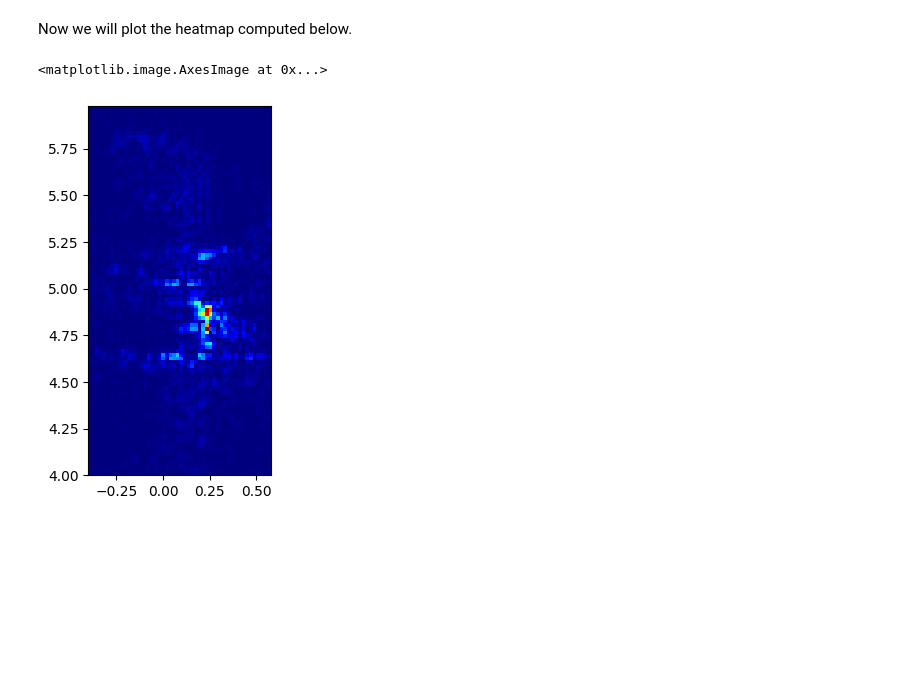
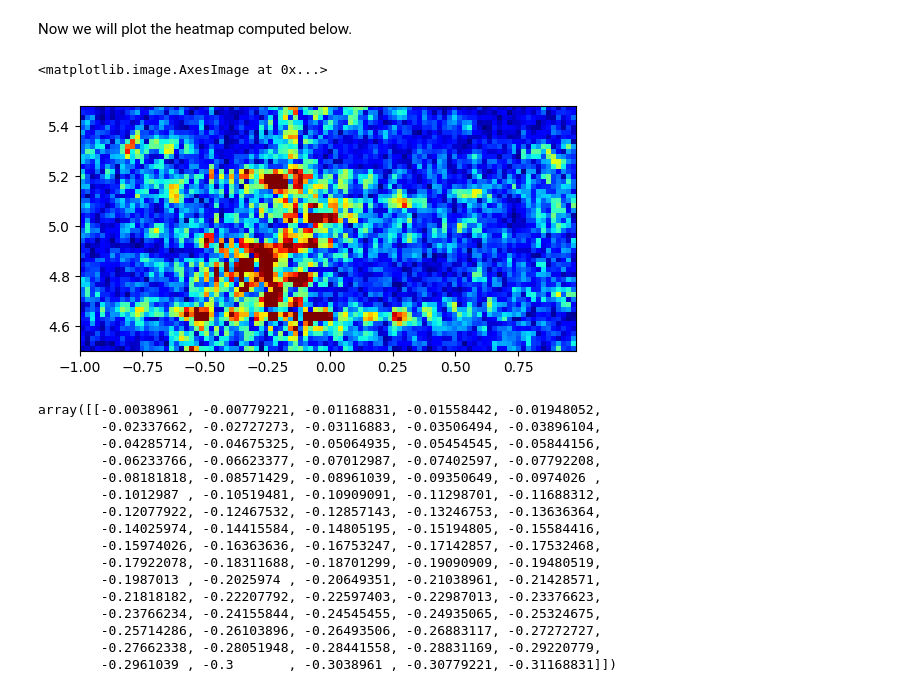
Before and after one commit to hailanzs/comm-proj-radar, a Jupyter notebook: exercise_2.ipynb, the cells around one changed output. Cells and saved outputs as stored; diff of their text form; code cells hidden in the pictures; blank space fills up the shorter version.

```diff
--- a/exercise_2.ipynb
+++ b/exercise_2.ipynb
@@ -23,7 +23,7 @@ First, we load the data provided.
 home_dir = r"/Users/shanbhag/Documents/School/comm-proj-radars"
 
 # loading data that is given
-filename = r"BF_data1_taj_far"
+filename = r"data_001"
 data_dir = r"given_data"
 mat_data = sio.loadmat(os.path.join(home_dir,data_dir,filename + '.mat'))
 raw_data = mat_data['adcData']
@@ -37,6 +37,9 @@ The radar is moved along the x-axis 80 times, each time moving by a distance $\l
 # %%
 # define the antenna spacing
 lm = 3e8/77e9 # define lambda for the antenna spacing
-rx_pos = np.reshape(np.arange(1,5,dtype=float),(-1,1)) / 2
-x_pos = (np.reshape(np.arange(1,81,dtype=float),(-1,1)) * lm).T
-ant_pos = np.reshape(rx_pos.T * x_pos.T ,(-1,1))
+rx_pos = np.reshape(np.arange(1,5,dtype=float),(-1,1))
+x_pos = (np.reshape(np.arange(1,81,dtype=float),(-1,1)) * -lm  / 2)
+ant_pos = np.reshape(rx_pos.T * x_pos ,(-1,1))
+ant_pos = ant_pos - ant_pos[0]
+x_pos = x_pos - x_pos[0]
+print(x_pos)
@@ -103,7 +121,6 @@ Here we will compute the matched filter output for the captured data. We calcula
 # %%
 ######## 1D Imaging in Cartesian #############
-def matched_filter_1d(raw_data_1d, num_x_cells, num_y_cells):
-    dlx = lm
+def matched_filter_1d(raw_data_1d, num_x_cells, num_y_cells, ant_pos, x_pos):
     c = 2.9979
     fc_start =  773.704
     chirpSlope = 70.295e12
@@ -116,8 +133,8 @@ def matched_filter_1d(raw_data_1d, num_x_cells, num_y_cells):
     for i,cell_x in enumerate(num_x_cells):
         for j,cell_y in enumerate(num_y_cells):
                 x_radar_tx = np.reshape(np.repeat(x_pos,4),(-1,1)) - 0.005 - 3 * lm / 2
+                # print(np.reshape(np.repeat(x_pos,4),(-1,1)))
                 x_radar_rx = ant_pos
-
 
                 cell_dist = np.sqrt((x_radar_tx - cell_x)**2 + (cell_y)**2) + np.sqrt((cell_x - x_radar_rx)**2 + (cell_y)**2)
                 cell_dist = cell_dist + 0.15 # account for range bias
@@ -134,8 +154,8 @@ def matched_filter_1d(raw_data_1d, num_x_cells, num_y_cells):
 # %%
 X = np.squeeze(raw_data[:,num_z_stp//2,:,:,:]) # for matched filter we use the raw data directly!
 X = np.reshape(X,(-1,adc_samples))
-num_x_cells = np.arange(-0.4,0.6,0.02)
-num_y_cells = np.arange(4,6,0.02)
-
-MF_output = matched_filter_1d(X, num_x_cells, num_y_cells)
+num_x_cells = np.arange(-1,1,0.02)
+num_y_cells = np.arange(4.5,5.5,0.02)
+# print(x_pos)
+MF_output = matched_filter_1d(X, num_x_cells, num_y_cells, ant_pos,x_pos)
 # %% [output]
@@ -143,8 +163,28 @@ Processed cell (0.58,5.98))
 # %% [markdown]
 Now we will plot the heatmap computed below.
 # %%
-to_plot = (MF_output)**2
-plt.imshow(abs(to_plot.T), extent=[num_x_cells[0], num_x_cells[-1], num_y_cells[0], num_y_cells[-1]],cmap = 'jet') # this is giving the y axis in meters, and x axis in angles
+to_plot = MF_output
+to_plot = to_plot/np.max(np.reshape(to_plot,(1,-1)))
+plt.imshow(abs((to_plot).T), extent=[num_x_cells[0], num_x_cells[-1], num_y_cells[0], num_y_cells[-1]],cmap = 'jet',  vmin=0, vmax=0.5) # this is giving the y axis in meters, and x axis in angles
 # %% [output]
 <matplotlib.image.AxesImage at 0x...>
-[figure, old version]
+[figure, new version]
+# %%
+x_pos
+# %% [output]
+array([[-0.0038961 , -0.00779221, -0.01168831, -0.01558442, -0.01948052,
+        -0.02337662, -0.02727273, -0.03116883, -0.03506494, -0.03896104,
+        -0.04285714, -0.04675325, -0.05064935, -0.05454545, -0.05844156,
+        -0.06233766, -0.06623377, -0.07012987, -0.07402597, -0.07792208,
+        -0.08181818, -0.08571429, -0.08961039, -0.09350649, -0.0974026 ,
+        -0.1012987 , -0.10519481, -0.10909091, -0.11298701, -0.11688312,
+        -0.12077922, -0.12467532, -0.12857143, -0.13246753, -0.13636364,
+        -0.14025974, -0.14415584, -0.14805195, -0.15194805, -0.15584416,
+        -0.15974026, -0.16363636, -0.16753247, -0.17142857, -0.17532468,
+        -0.17922078, -0.18311688, -0.18701299, -0.19090909, -0.19480519,
+        -0.1987013 , -0.2025974 , -0.20649351, -0.21038961, -0.21428571,
+        -0.21818182, -0.22207792, -0.22597403, -0.22987013, -0.23376623,
+        -0.23766234, -0.24155844, -0.24545455, -0.24935065, -0.25324675,
+        -0.25714286, -0.26103896, -0.26493506, -0.26883117, -0.27272727,
+        -0.27662338, -0.28051948, -0.28441558, -0.28831169, -0.29220779,
+        -0.2961039 , -0.3       , -0.3038961 , -0.30779221, -0.31168831]])
```
Also changed, not shown: parts of 9 cells of this notebook, 3 other files.
